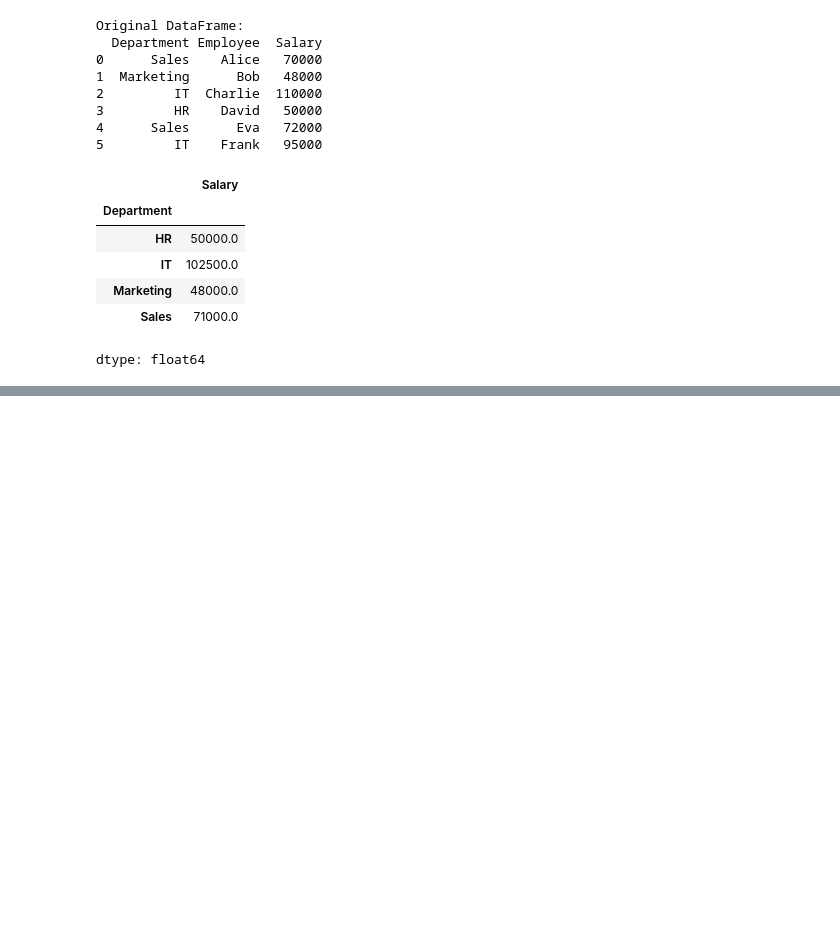
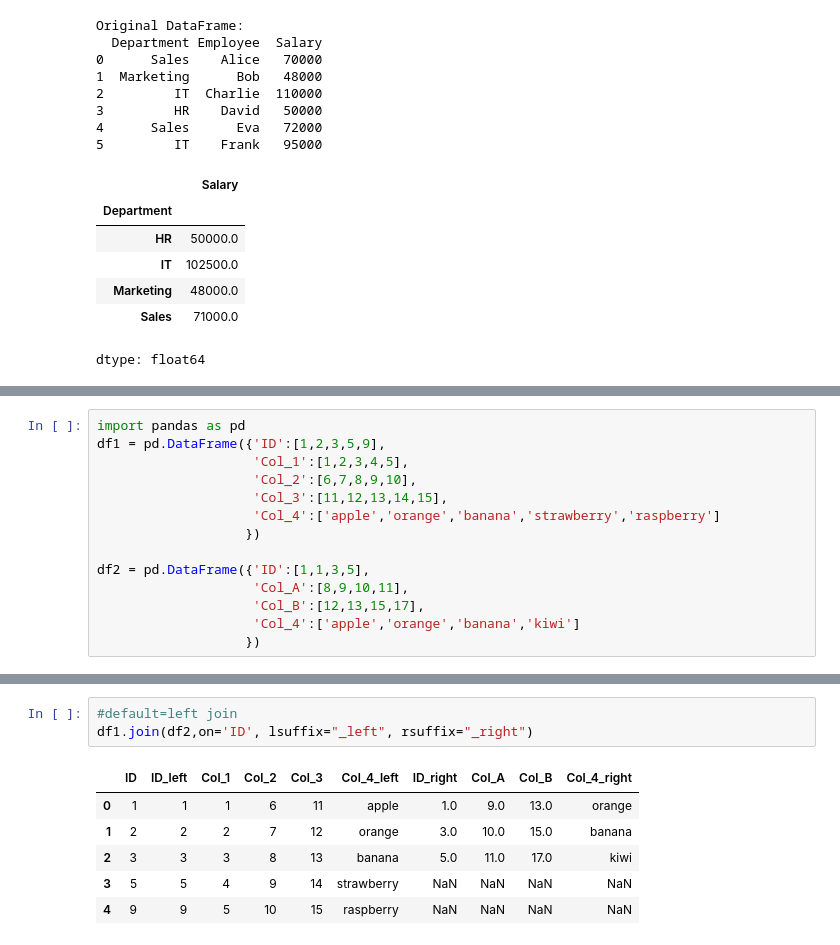
Before and after one commit to SShresth7272/Python-Code, a Jupyter notebook: Copy_of_Python_Pandas_Practice_sheet1.ipynb, the cells around one changed output, grey strips where cells are left out. Cells and saved outputs as stored; diff of their text form; blank space fills up the shorter version.

Commit message:
Created using Colab using the joins

```diff
--- a/Copy_of_Python_Pandas_Practice_sheet1.ipynb
+++ b/Copy_of_Python_Pandas_Practice_sheet1.ipynb
@@ -664,0 +688,14 @@ grouped= df.groupby('Department')
+# %%
+import pandas as pd
+df1 = pd.DataFrame({'ID':[1,2,3,5,9],
+                    'Col_1':[1,2,3,4,5],
+                    'Col_2':[6,7,8,9,10],
+                    'Col_3':[11,12,13,14,15],
+                    'Col_4':['apple','orange','banana','strawberry','raspberry']
+                   })
+
+df2 = pd.DataFrame({'ID':[1,1,3,5],
+                    'Col_A':[8,9,10,11],
+                    'Col_B':[12,13,15,17],
+                    'Col_4':['apple','orange','banana','kiwi']
+                   })
@@ -664,0 +806,10 @@ grouped= df.groupby('Department')
+# %%
+#default=left join
+df1.join(df2,on='ID', lsuffix="_left", rsuffix="_right")
+# %% [output]
+|  | ID | ID_left | Col_1 | Col_2 | Col_3 | Col_4_left | ID_right | Col_A | Col_B | Col_4_right |
+| 0 | 1 | 1 | 1 | 6 | 11 | apple | 1.0 | 9.0 | 13.0 | orange |
+| 1 | 2 | 2 | 2 | 7 | 12 | orange | 3.0 | 10.0 | 15.0 | banana |
+| 2 | 3 | 3 | 3 | 8 | 13 | banana | 5.0 | 11.0 | 17.0 | kiwi |
+| 3 | 5 | 5 | 4 | 9 | 14 | strawberry | NaN | NaN | NaN | NaN |
+| 4 | 9 | 9 | 5 | 10 | 15 | raspberry | NaN | NaN | NaN | NaN |
```
Also changed, not shown: parts of 15 cells of this notebook.
